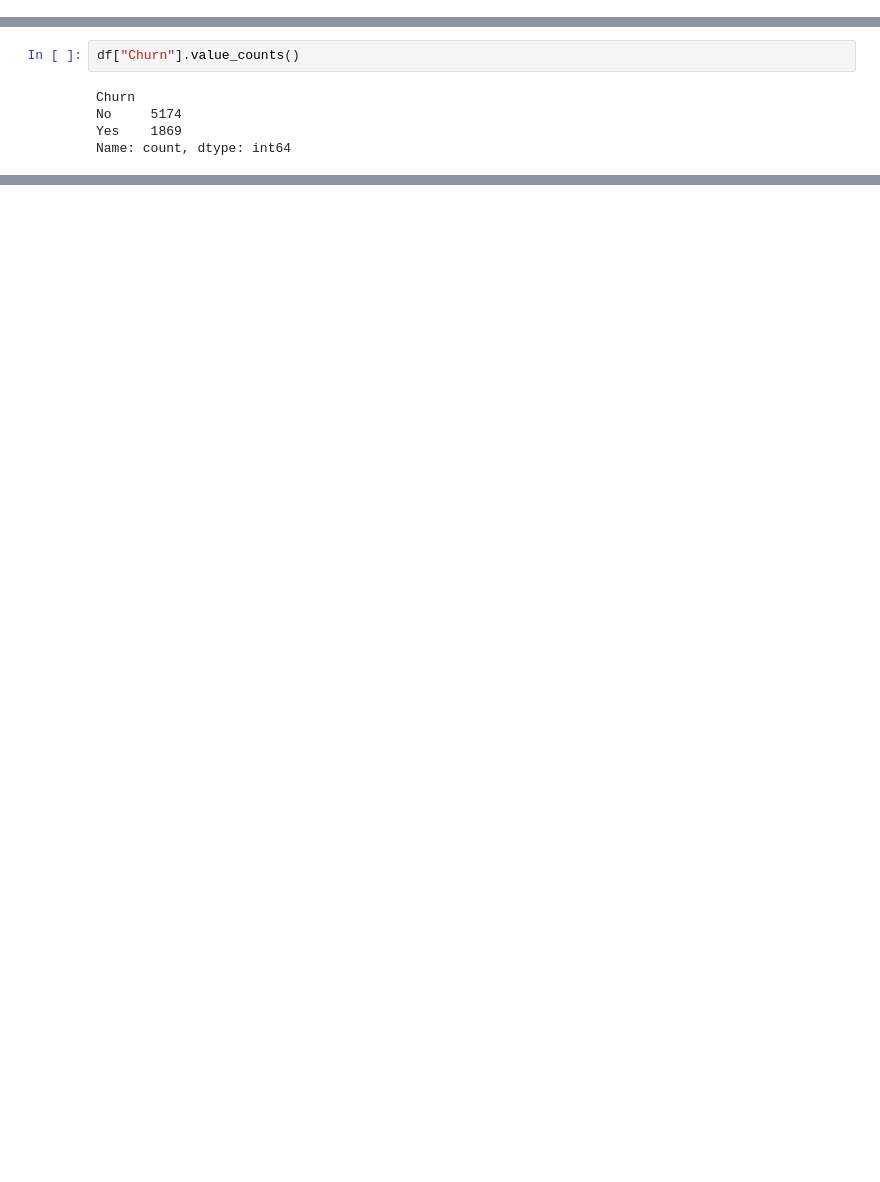
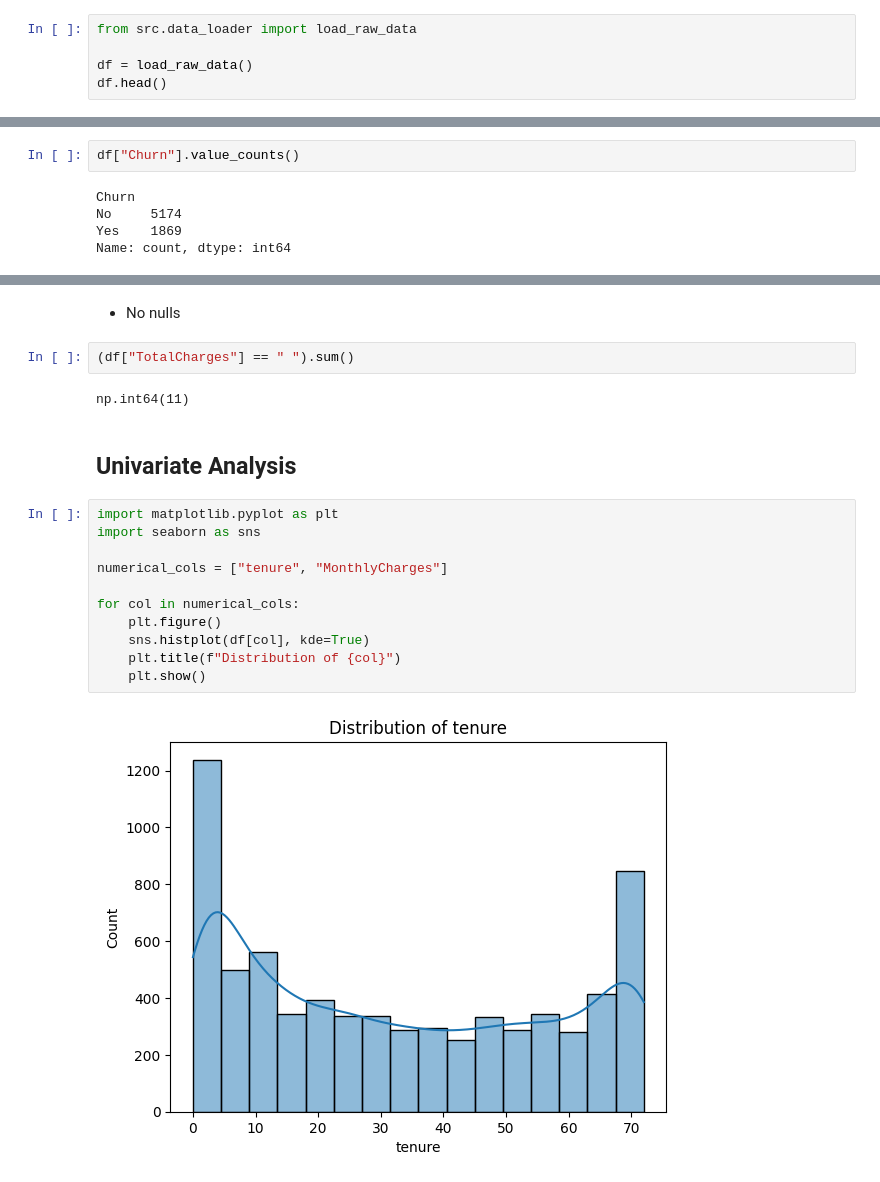
Before and after one commit to ashlanserrao/customer-churn-prediction-platform, a Jupyter notebook: notebooks/01_eda.ipynb, the cells around one changed output, grey strips where cells are left out. Drawn from its saved outputs; the diff is of its cells as text; blank space fills up the shorter version.

Commit message:
Added exploratory data analysis and cleaning strategy

```diff
--- a/notebooks/01_eda.ipynb
+++ b/notebooks/01_eda.ipynb
@@ -17,3 +17,8 @@ df.head()
 | 3 | 7795-CFOCW | Male | 0 | No | No | 45 | No | No phone service | ... |
 | 4 | 9237-HQITU | Female | 0 | No | No | 2 | Yes | No | ... |
 5 rows × 21 columns
+# %%
+from src.data_loader import load_raw_data
+
+df = load_raw_data()
+df.head()
@@ -50,0 +106,21 @@ Name: count, dtype: int64
+# %% [markdown]
+- No nulls
+# %%
+(df["TotalCharges"] == " ").sum()
+# %% [output]
+np.int64(11)
+# %% [markdown]
+## Univariate Analysis
+# %%
+import matplotlib.pyplot as plt
+import seaborn as sns
+
+numerical_cols = ["tenure", "MonthlyCharges"]
+
+for col in numerical_cols:
+    plt.figure()
+    sns.histplot(df[col], kde=True)
+    plt.title(f"Distribution of {col}")
+    plt.show()
+# %% [output]
+[figure, added]
```
Also changed, not shown: parts of 10 cells of this notebook.
